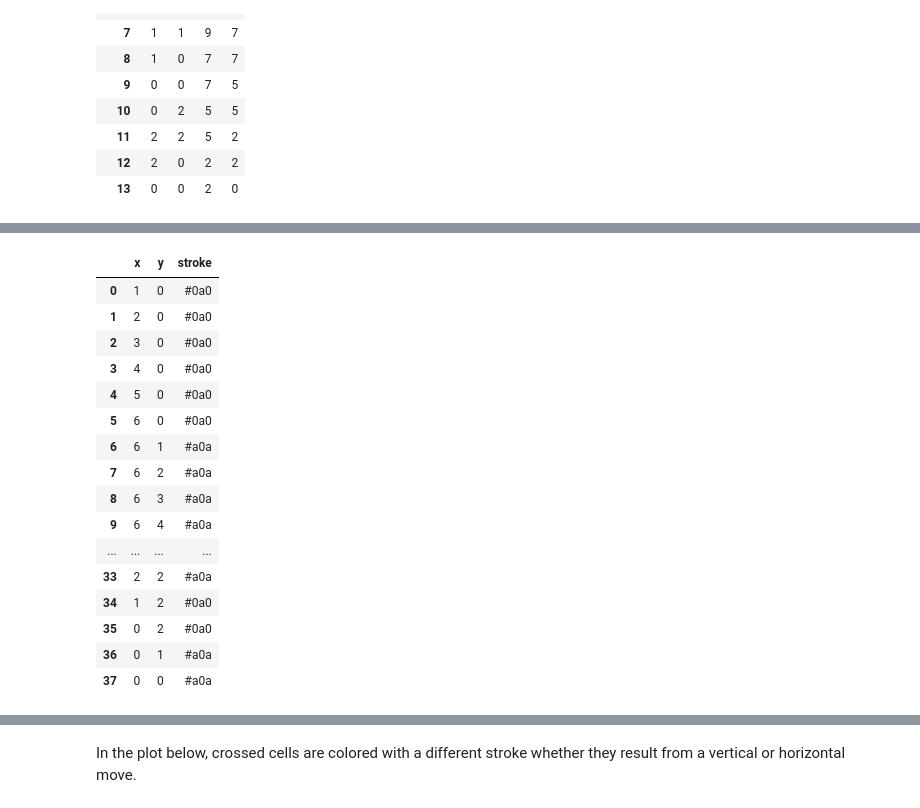
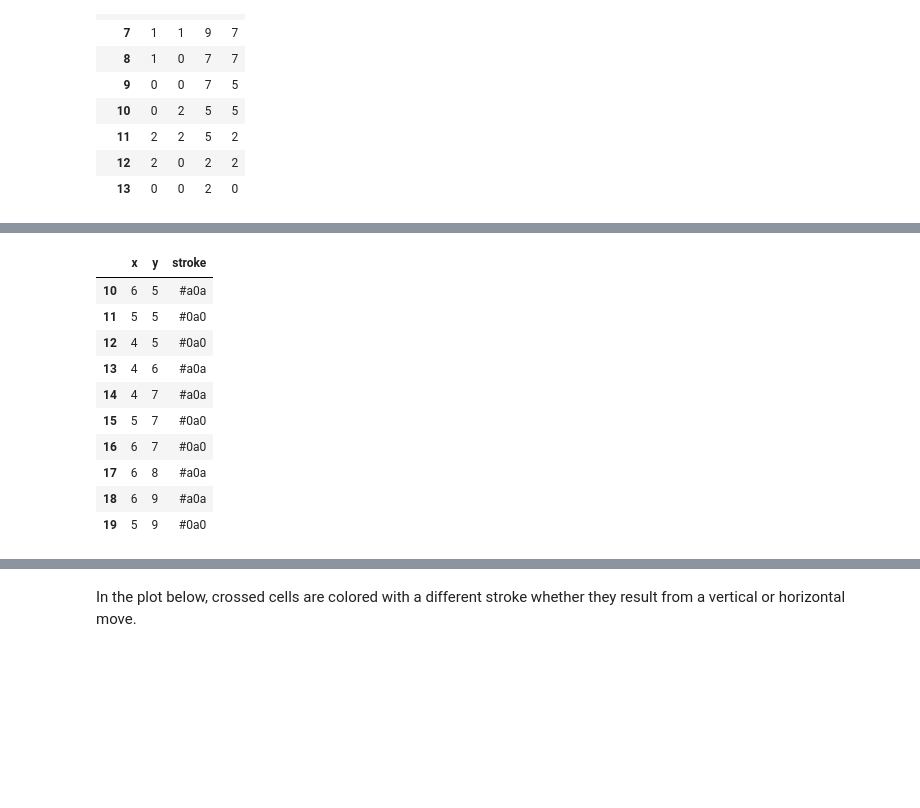
Before and after one commit to etienneschalk/advent-of-code, a Jupyter notebook: docs/source/notebooks/2023/notebook_problem_202318.ipynb, the cells around one changed output, grey strips where cells are left out. Drawn from its saved outputs; the diff is of its cells as text; code cells hidden in the pictures; blank space fills up the shorter version.

Commit message:
Notebook 202318 example input

```diff
--- a/docs/source/notebooks/2023/notebook_problem_202318.ipynb
+++ b/docs/source/notebooks/2023/notebook_problem_202318.ipynb
@@ -13,24 +13,25 @@ Note: the Part 2 is solved using the same formulas than Part 1 ; the difference
 
 - [Notebook 202310](./notebook_problem_202310.html) (_Pipe Maze_): The goal is also to compute an area inside of a grid ; however no formula is used, only bruteforce with a flood fill algorithm. Possible, using the approach of Day 18, there would be a more efficient way to solve it.
 # %%
+import numpy as np
+import pandas as pd
+import xarray as xr
+
 from advent_of_code.common.common import get_example_inputs_file_contents
-from advent_of_code.visualization.observable_plot import ObservablePlotXarrayBuilder
+from advent_of_code.visualization.observable_plot import (
+    ObservablePlotXarrayBuilder,
+    create_boundary_and_interior_points_layer,
+    create_boundary_points_layer,
+    create_indicative_dots_layer,
+    create_polygon_layer,
+)
 from advent_of_code.y_2023.problem_202318 import (
     AdventOfCodeProblem202318,
+    compute_polygon_coords,
     parse_text_input_part_1,
-    parse_text_input_part_2,
-    compute_polygon_coords,
 )
-import xarray as xr
-import numpy as np
-import pandas as pd
 
 problem = AdventOfCodeProblem202318()
-input_id = "EXAMPLE_INPUT_3_X_3_LOOP"
-input_id = "EXAMPLE_INPUT_3_X_4_LOOP"
+# input_id = "EXAMPLE_INPUT_3_X_3_LOOP"
+# input_id = "EXAMPLE_INPUT_3_X_4_LOOP"
 input_id = "EXAMPLE_INPUT"
-
-example_input = get_example_inputs_file_contents(2023)["test_problem_202318"][input_id]
-puzzle_input = parse_text_input_part_1(example_input)
-dig_plan = puzzle_input
-dig_plan
@@ -66,9 +76,9 @@ df["x2"] = np.roll(df["x"], -1)
 df["y2"] = np.roll(df["y"], -1)
 df = df.rename(columns={"x": "x1"})
 df = df.rename(columns={"y": "y1"})
-df = df [["x1", "x2", "y1", "y2"]]
+df = df[["x1", "x2", "y1", "y2"]]
 
-links_df = df[:-1] # remove redundant closing link to declutter the plot
+links_df = pd.DataFrame(df[:-1])  # remove redundant closing link to declutter the plot
 links_df
 # %% [output]
 | axis | x1 | x2 | y1 | y2 |
@@ -266,49 +144,45 @@ links_df
 # %%
-def compute_boundary_points_coords(links_df: pd.DataFrame):
+def compute_boundary_points_coords(
+    links_df: pd.DataFrame,
+    *,
+    colorx: str = "#0a0",
+    colory: str = "#a0a",
+):
     points = []
-    colorx = "#0a0"
-    colory = "#a0a"
 
     for r in links_df.iterrows():
         _, data = r
         dx = data["x2"] - data["x1"]
         dy = data["y2"] - data["y1"]
-        # print(data.to_list(), dx, dy)
 
         if dx != 0:
             arr = np.linspace(1, np.abs(dx), num=np.abs(dx), dtype=int)
             if dx < 0:
                 arr = -arr
             for x in (data["x1"] + arr.reshape(-1, 1)).reshape(-1):
                 points.append((x, data["y1"], colorx))
 
         if dy != 0:
             arr = np.linspace(1, np.abs(dy), num=np.abs(dy), dtype=int)
             if dy < 0:
                 arr = -arr
             for y in (data["y1"] + arr.reshape(-1, 1)).reshape(-1):
                 points.append((data["x1"], y, colory))
 
     return pd.DataFrame(points, columns=["x", "y", "stroke"])
 
 
 boundary_points_coords = compute_boundary_points_coords(links_df)
-boundary_points_coords
+boundary_points_coords[10:20]
 # %% [output]
 |  | x | y | stroke |
-| 0 | 1 | 0 | #0a0 |
-| 1 | 2 | 0 | #0a0 |
-| 2 | 3 | 0 | #0a0 |
-| 3 | 4 | 0 | #0a0 |
-| 4 | 5 | 0 | #0a0 |
-| 5 | 6 | 0 | #0a0 |
-| 6 | 6 | 1 | #a0a |
-| 7 | 6 | 2 | #a0a |
-| 8 | 6 | 3 | #a0a |
-| 9 | 6 | 4 | #a0a |
-| ... | ... | ... | ... |
-| 33 | 2 | 2 | #a0a |
-| 34 | 1 | 2 | #0a0 |
-| 35 | 0 | 2 | #0a0 |
-| 36 | 0 | 1 | #a0a |
-| 37 | 0 | 0 | #a0a |
+| 10 | 6 | 5 | #a0a |
+| 11 | 5 | 5 | #0a0 |
+| 12 | 4 | 5 | #0a0 |
+| 13 | 4 | 6 | #a0a |
+| 14 | 4 | 7 | #a0a |
+| 15 | 5 | 7 | #0a0 |
+| 16 | 6 | 7 | #0a0 |
+| 17 | 6 | 8 | #a0a |
+| 18 | 6 | 9 | #a0a |
+| 19 | 5 | 9 | #0a0 |
```
Also changed, not shown: parts of 22 cells of this notebook, 1 other file.
